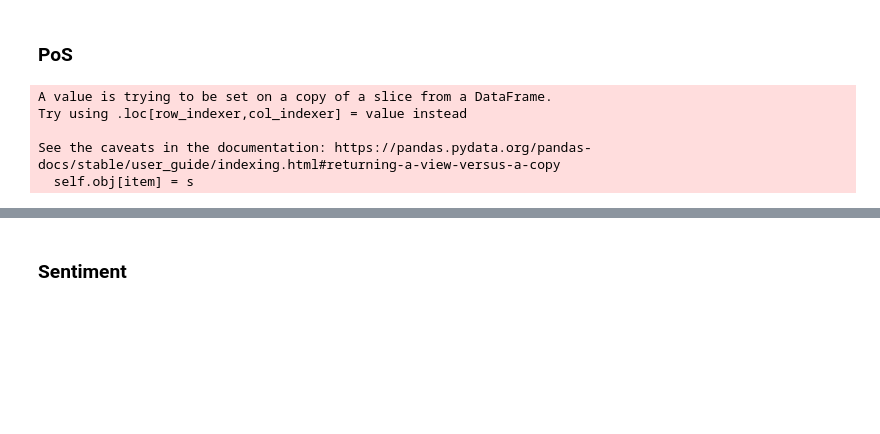
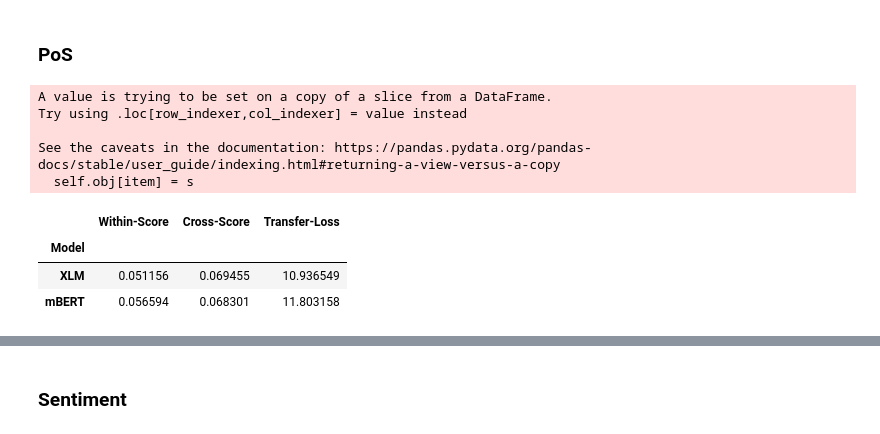
Before and after one commit to jerbarnes/typology_of_crosslingual, a Jupyter notebook: analysis/plotting/acl/Transfer_plots.ipynb, the cells around one changed output, grey strips where cells are left out. Drawn from its saved outputs; the diff is of its cells as text; code cells hidden in the pictures; blank space fills up the shorter version.

```diff
--- a/analysis/plotting/acl/Transfer_plots.ipynb
+++ b/analysis/plotting/acl/Transfer_plots.ipynb
@@ -103,6 +112,13 @@ Try using .loc[row_indexer,col_indexer] = value instead
 
 See the caveats in the documentation: https://pandas.pydata.org/pandas-docs/stable/user_guide/indexing.html#returning-a-view-versus-a-copy
   self.obj[item] = s
+# %%
+final[final["Test-Group"] == "Inter-Group"].groupby("Model").agg(lambda x: x.max() - x.min())
+# %% [output]
+|  | Within-Score | Cross-Score | Transfer-Loss |
+| Model |  |  |  |
+| XLM | 0.051156 | 0.069455 | 10.936549 |
+| mBERT | 0.056594 | 0.068301 | 11.803158 |
 # %%
 title = "Intra- and Inter-Group Transfer Losses in Part-of-Speech"
 save_to = params["results_dir"] + "acl/plots/transfer_plot_pos.pdf"
```
Also changed, not shown: parts of 4 cells of this notebook, 1 other file.
